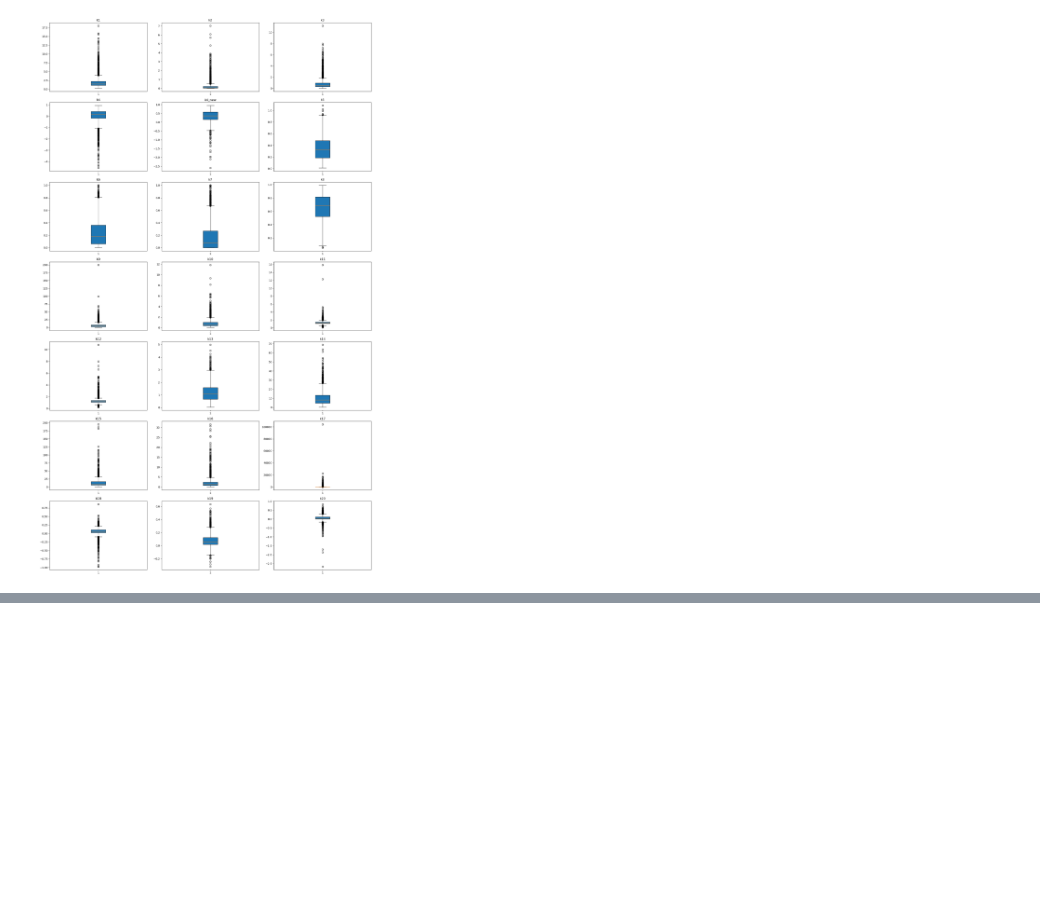
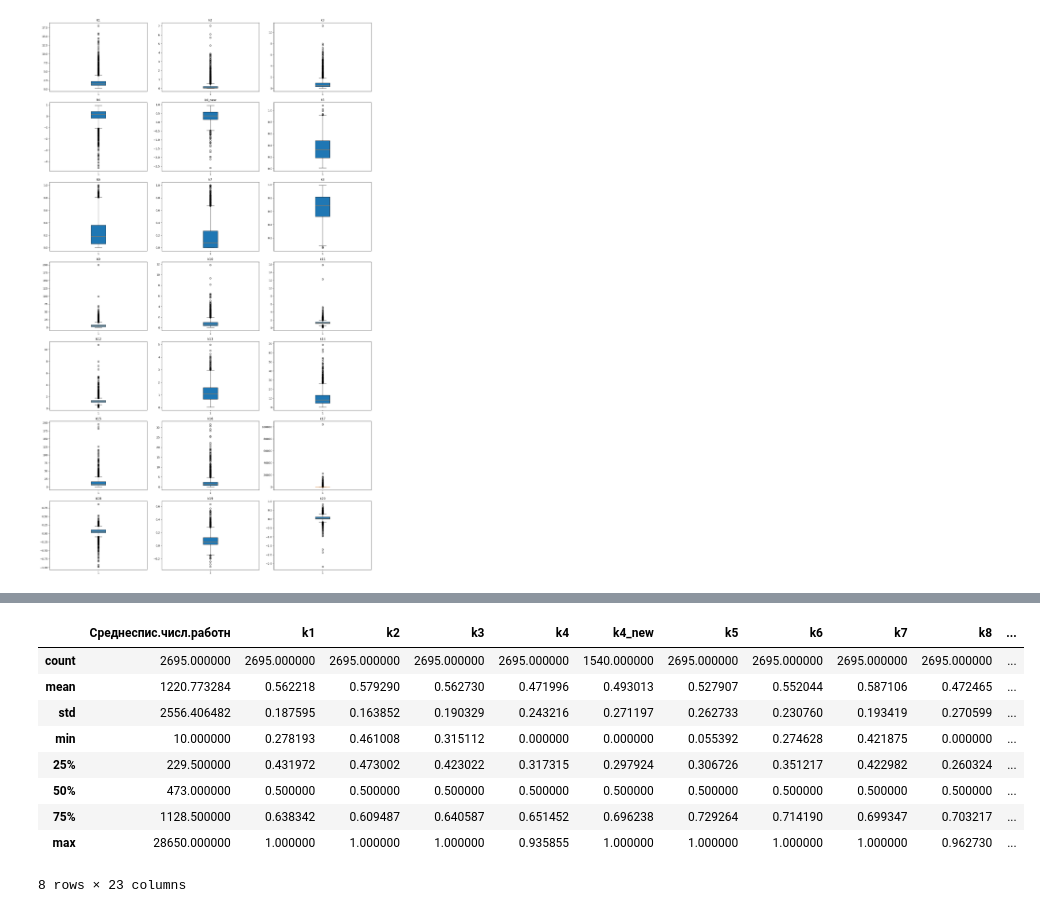
Before and after one commit to aquapuziq/BSU_DA-DS_labs, a Jupyter notebook: preliminary_stat_and_corr_analysis/prestat_and_corr.ipynb, the cells around one changed output, grey strips where cells are left out. Drawn from its saved outputs; the diff is of its cells as text; code cells hidden in the pictures; blank space fills up the shorter version.

```diff
--- a/preliminary_stat_and_corr_analysis/prestat_and_corr.ipynb
+++ b/preliminary_stat_and_corr_analysis/prestat_and_corr.ipynb
@@ -117,0 +156,12 @@ hampel.head()
+# %%
+norm_data = censored_data.copy()
+
+for k in data.columns[1: -1]:
+    data_tmp = censored_data[k].dropna()
+
+    k_min = hampel_res[k].get('lower_bound')
+    k_max = hampel_res[k].get('upper_bound')
+
+    k_norm = (data_tmp - k_min) / (k_max - k_min)
+
+    norm_data[k] = k_norm
@@ -117,0 +178,13 @@ hampel.head()
+# %%
+norm_data.describe()
+# %% [output]
+|  | Cреднеспис.числ.работн | k1 | k2 | k3 | k4 | k4_new | k5 | k6 | k7 | k8 | ... |
+| count | 2695.000000 | 2695.000000 | 2695.000000 | 2695.000000 | 2695.000000 | 1540.000000 | 2695.000000 | 2695.000000 | 2695.000000 | 2695.000000 | ... |
+| mean | 1220.773284 | 0.562218 | 0.579290 | 0.562730 | 0.471996 | 0.493013 | 0.527907 | 0.552044 | 0.587106 | 0.472465 | ... |
+| std | 2556.406482 | 0.187595 | 0.163852 | 0.190329 | 0.243216 | 0.271197 | 0.262733 | 0.230760 | 0.193419 | 0.270599 | ... |
+| min | 10.000000 | 0.278193 | 0.461008 | 0.315112 | 0.000000 | 0.000000 | 0.055392 | 0.274628 | 0.421875 | 0.000000 | ... |
+| 25% | 229.500000 | 0.431972 | 0.473002 | 0.423022 | 0.317315 | 0.297924 | 0.306726 | 0.351217 | 0.422982 | 0.260324 | ... |
+| 50% | 473.000000 | 0.500000 | 0.500000 | 0.500000 | 0.500000 | 0.500000 | 0.500000 | 0.500000 | 0.500000 | 0.500000 | ... |
+| 75% | 1128.500000 | 0.638342 | 0.609487 | 0.640587 | 0.651452 | 0.696238 | 0.729264 | 0.714190 | 0.699347 | 0.703217 | ... |
+| max | 28650.000000 | 1.000000 | 1.000000 | 1.000000 | 0.935855 | 1.000000 | 1.000000 | 1.000000 | 1.000000 | 0.962730 | ... |
+8 rows × 23 columns
```
Also changed, not shown: parts of 6 cells of this notebook.
